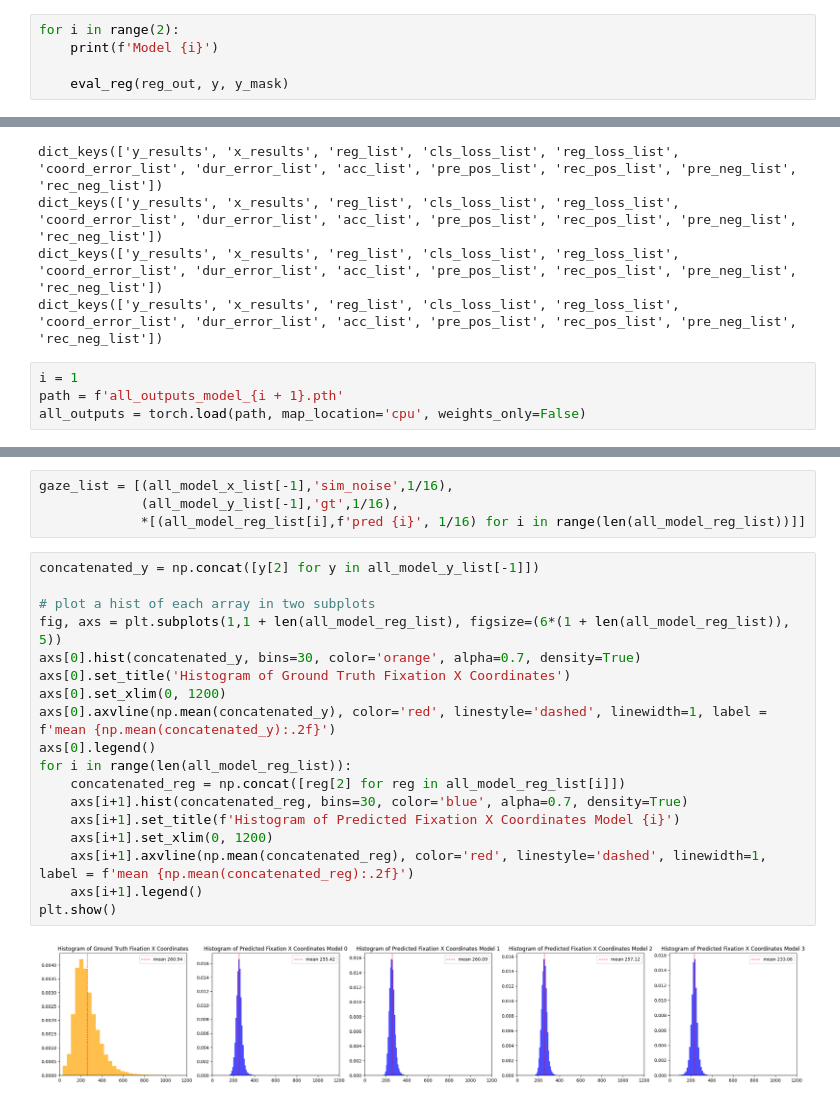
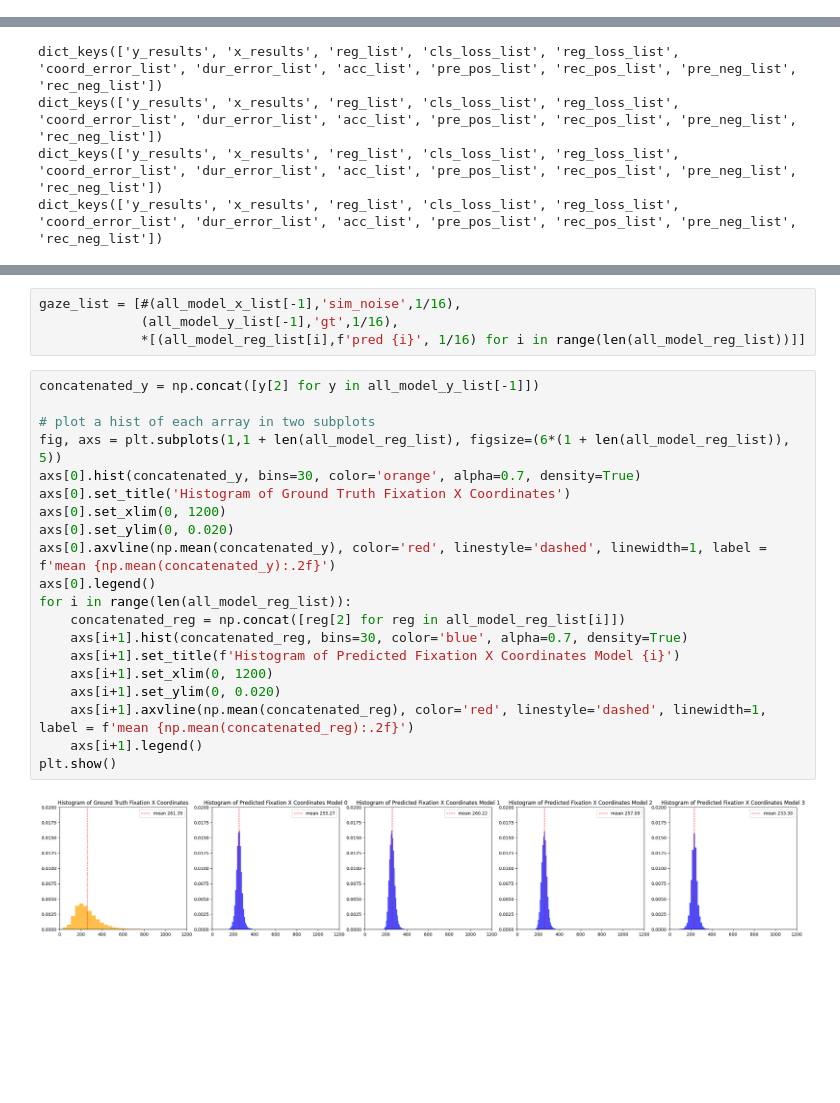
Before and after one commit to Leo00010011/From-Noisy-Eye-Tracking-To-Scanpath, a Jupyter notebook: src/notebooks/eval.ipynb, the cells around one changed output, grey strips where cells are left out. Drawn from its saved outputs; the diff is of its cells as text; blank space fills up the shorter version.

```diff
--- a/src/notebooks/eval.ipynb
+++ b/src/notebooks/eval.ipynb
@@ -154,5 +147,0 @@ Regression error (pixels): 93.4502, Duration error (83.5481)
-# %%
-for i in range(2):
-    print(f'Model {i}')
-
-    eval_reg(reg_out, y, y_mask)
@@ -270,7 +250,3 @@ dict_keys(['y_results', 'x_results', 'reg_list', 'cls_loss_list', 'reg_loss_list
 dict_keys(['y_results', 'x_results', 'reg_list', 'cls_loss_list', 'reg_loss_list', 'coord_error_list', 'dur_error_list', 'acc_list', 'pre_pos_list', 'rec_pos_list', 'pre_neg_list', 'rec_neg_list'])
 dict_keys(['y_results', 'x_results', 'reg_list', 'cls_loss_list', 'reg_loss_list', 'coord_error_list', 'dur_error_list', 'acc_list', 'pre_pos_list', 'rec_pos_list', 'pre_neg_list', 'rec_neg_list'])
 dict_keys(['y_results', 'x_results', 'reg_list', 'cls_loss_list', 'reg_loss_list', 'coord_error_list', 'dur_error_list', 'acc_list', 'pre_pos_list', 'rec_pos_list', 'pre_neg_list', 'rec_neg_list'])
-# %%
-i = 1
-path = f'all_outputs_model_{i + 1}.pth'
-all_outputs = torch.load(path, map_location='cpu', weights_only=False)
@@ -311,27 +281,29 @@ metrics_df
 # %%
-gaze_list = [(all_model_x_list[-1],'sim_noise',1/16),
+gaze_list = [#(all_model_x_list[-1],'sim_noise',1/16),
              (all_model_y_list[-1],'gt',1/16),
              *[(all_model_reg_list[i],f'pred {i}', 1/16) for i in range(len(all_model_reg_list))]]
 # %%
 concatenated_y = np.concat([y[2] for y in all_model_y_list[-1]])
 
 # plot a hist of each array in two subplots
 fig, axs = plt.subplots(1,1 + len(all_model_reg_list), figsize=(6*(1 + len(all_model_reg_list)),  5))
 axs[0].hist(concatenated_y, bins=30, color='orange', alpha=0.7, density=True)
 axs[0].set_title('Histogram of Ground Truth Fixation X Coordinates')
 axs[0].set_xlim(0, 1200)
+axs[0].set_ylim(0, 0.020)
 axs[0].axvline(np.mean(concatenated_y), color='red', linestyle='dashed', linewidth=1, label = f'mean {np.mean(concatenated_y):.2f}')
 axs[0].legend()
 for i in range(len(all_model_reg_list)):
     concatenated_reg = np.concat([reg[2] for reg in all_model_reg_list[i]])
     axs[i+1].hist(concatenated_reg, bins=30, color='blue', alpha=0.7, density=True)
     axs[i+1].set_title(f'Histogram of Predicted Fixation X Coordinates Model {i}')
     axs[i+1].set_xlim(0, 1200)
+    axs[i+1].set_ylim(0, 0.020)
     axs[i+1].axvline(np.mean(concatenated_reg), color='red', linestyle='dashed', linewidth=1, label = f'mean {np.mean(concatenated_reg):.2f}')
     axs[i+1].legend()
 plt.show()
 # %% [output]
-[figure, old version]
+[figure, new version]
 # %%
 from src.eval.eval_utils import plot_amplitude_dist, plot_angle_distribution, plot_autocorrelation, plot_consecutive_angles, plot_vector_dist, calculate_relative_vectors
 plot_amplitude_dist([gaze[0] for gaze in gaze_list],
```
Also changed, not shown: parts of 13 cells of this notebook, 2 other files.
